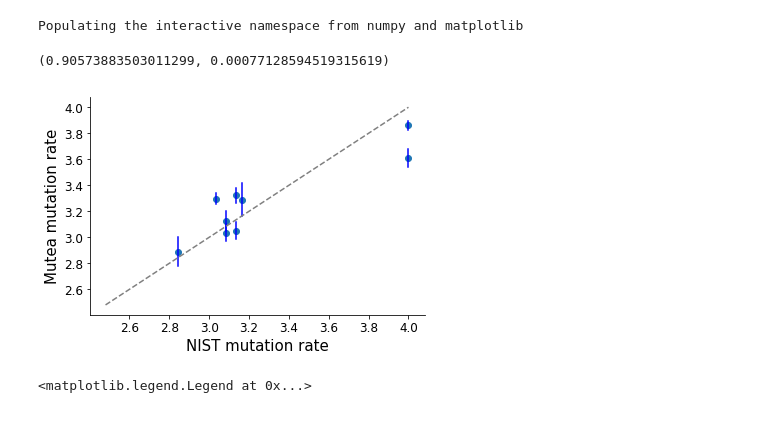
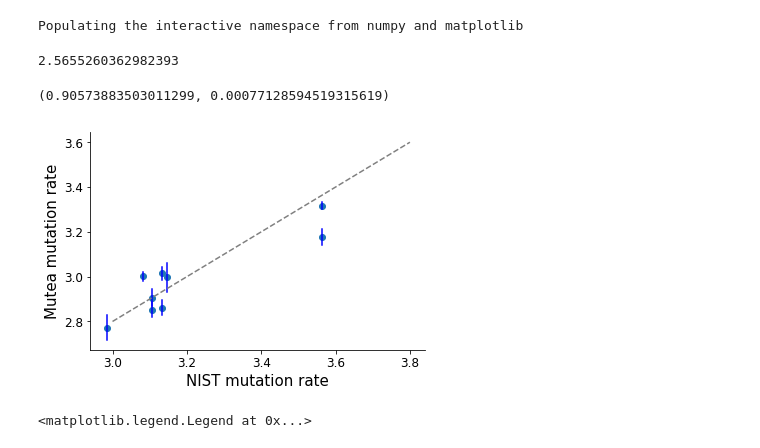
Before and after one commit to gymreklab/ssc-imputation, a Jupyter notebook: denovos2/notebooks/DenovoCODIS.ipynb, the cells around one changed output. Drawn from its saved outputs; the diff is of its cells as text; code cells hidden in the pictures.

```diff
--- a/denovos2/notebooks/DenovoCODIS.ipynb
+++ b/denovos2/notebooks/DenovoCODIS.ipynb
@@ -26,34 +26,39 @@ codis = pd.merge(mutea, codis, on=["chrom","pos"])
 Populating the interactive namespace from numpy and matplotlib
 # %%
 # Adjust MUTEA to have same mean as NIST
-meanlog10_CODIS = np.mean(codis["mutrate"].apply(lambda x: np.log10(x)))
-meanlog10_MUTEA = np.mean(codis["log10mu"])
-scale = meanlog10_CODIS/meanlog10_MUTEA
-codis["log10mu_scale"] = codis["log10mu"]*scale
+#meanlog10_CODIS = np.mean(codis["mutrate"].apply(lambda x: np.log10(x)))
+#meanlog10_MUTEA = np.mean(codis["log10mu"])
+scale = np.mean(codis["mutrate"])/np.mean(10**codis["log10mu"])
+#scale = meanlog10_CODIS/meanlog10_MUTEA
+#codis["log10mu_scale"] = codis["log10mu"]*scale
+codis["mutrate_scale"] = codis["mutrate"]/scale
+scale
+# %% [output]
+2.5655260362982393
 # %%
 # Mutea CODIS estimates vs. NIST reported
 fig = plt.figure()
 ax = fig.add_subplot(111)
-ax.scatter(codis["mutrate"].apply(lambda x: -1*np.log10(x)),
-          codis["log10mu_scale"]*-1);
+ax.scatter(codis["mutrate_scale"].apply(lambda x: -1*np.log10(x)),
+          codis["log10mu"]*-1);
 for i in range(codis.shape[0]):
-    xval = codis["mutrate"].apply(lambda x: -1*np.log10(x)).values[i]
-    mean = -1*codis["log10mu_scale"].values[i]
+    xval = codis["mutrate_scale"].apply(lambda x: -1*np.log10(x)).values[i]
+    mean = -1*codis["log10mu"].values[i]
     se = codis["log10mu_se"].values[i]
     ax.plot([xval,xval],[mean-1.96*se,mean+1.96*se], color="blue")
 ax.spines['right'].set_visible(False)
 ax.spines['top'].set_visible(False)
 ax.yaxis.set_ticks_position('left')
 ax.xaxis.set_ticks_position('bottom')
 ax.set_xlabel("NIST mutation rate", size=15)
 ax.set_ylabel("Mutea mutation rate", size=15)
 ax.set_xticklabels(ax.get_xticks(), size=12)
 ax.set_yticklabels(ax.get_yticks(), size=12);
-ax.plot([2.1,4.0],[2.1,4.0], linestyle="dashed", color="gray")
-scipy.stats.pearsonr(codis["mutrate"].apply(lambda x: -1*np.log10(x)), codis["log10mu_scale"]*-1)
+ax.plot([3.0,5.0],[3.0,5.0], linestyle="dashed", color="gray")
+scipy.stats.pearsonr(codis["mutrate_scale"].apply(lambda x: -1*np.log10(x)), codis["log10mu"]*-1)
 # %% [output]
 (0.90573883503011299, 0.00077128594519315619)
-[figure, old version]
+[figure, new version]
 # %%
 # Look at denovos vs. reported CODIS rate
 
```
Also changed, not shown: 3 other files.
